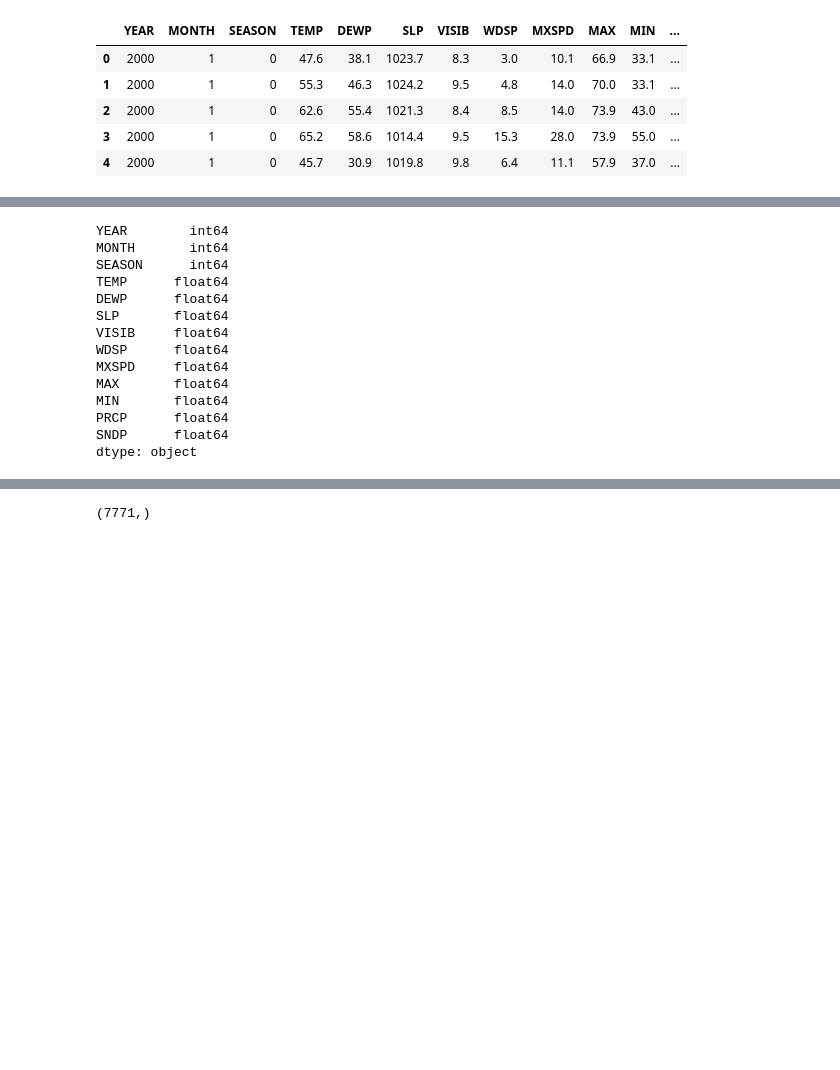
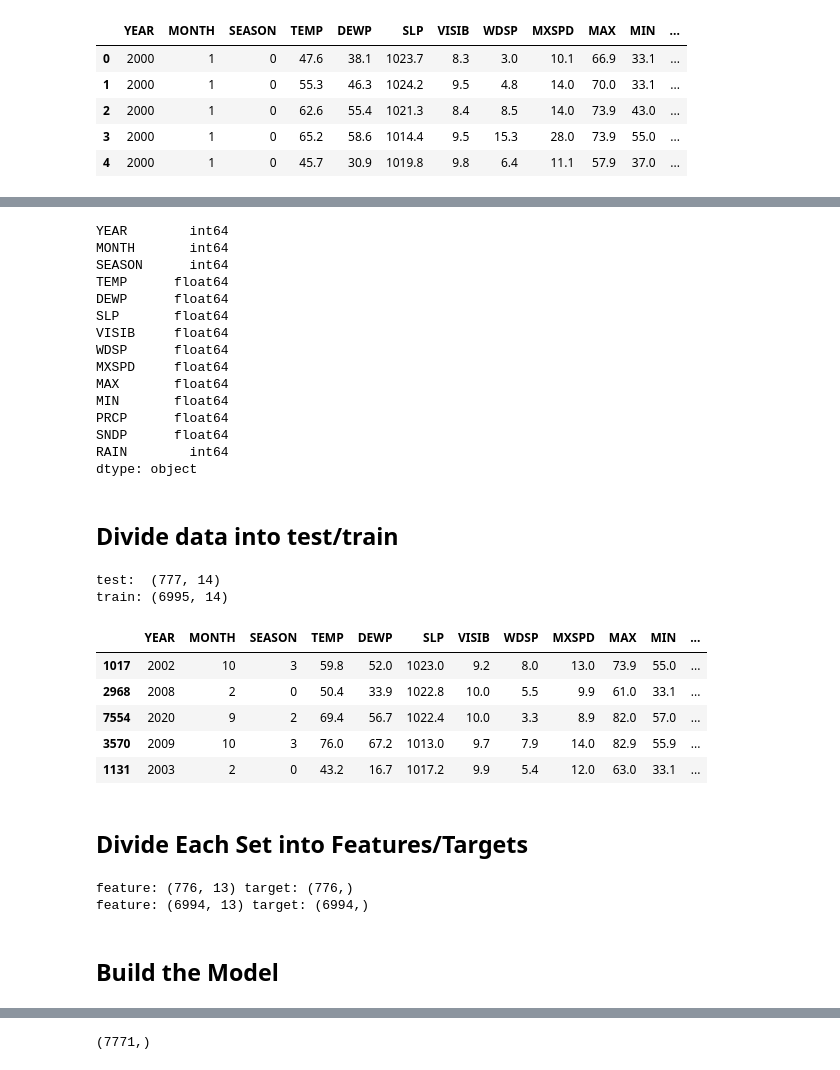
Before and after one commit to comp-machine-learning-spring2021/portfolio-krhablutzel, a Jupyter notebook: C-deep-learning/C-deep-learning.ipynb, the cells around one changed output, grey strips where cells are left out. Saved outputs shown, nothing was run; the diff lists cells and outputs as text; code cells hidden in the pictures; blank space fills up the shorter version.

Commit message:
restructuring deep learning project

```diff
--- a/C-deep-learning/C-deep-learning.ipynb
+++ b/C-deep-learning/C-deep-learning.ipynb
@@ -26,3 +32,7 @@ weather_pd.head()
 | 2 | 2000 | 1 | 0 | 62.6 | 55.4 | 1021.3 | 8.4 | 8.5 | 14.0 | 73.9 | 43.0 | ... |
 | 3 | 2000 | 1 | 0 | 65.2 | 58.6 | 1014.4 | 9.5 | 15.3 | 28.0 | 73.9 | 55.0 | ... |
 | 4 | 2000 | 1 | 0 | 45.7 | 30.9 | 1019.8 | 9.8 | 6.4 | 11.1 | 57.9 | 37.0 | ... |
+# %%
+# whether it rained that day
+# bool to int conversion: https://stackoverflow.com/questions/17506163/how-to-convert-a-boolean-array-to-an-int-array
+weather_pd['RAIN'] = (weather_pd['PRCP'] > 0).astype(int)
@@ -42,4 +61,44 @@ MAX       float64
 MIN       float64
 PRCP      float64
 SNDP      float64
+RAIN        int64
 dtype: object
+# %% [markdown]
+## Divide data into test/train
+# %%
+# adapted from original code in project 2
+def divide_data(weather):
+    '''divide dataset into two sets: 90% train and 10% test'''
+    n = weather.shape[0]
+
+    # shuffle data for test/train so no patterns
+    # https://stackoverflow.com/questions/29576430/shuffle-dataframe-rows
+    weather = shuffle(weather)
+
+    # take out 10% of the data for validation
+    # https://numpy.org/doc/stable/reference/random/generated/numpy.random.choice.html
+    ind_test = np.random.choice(n, size = n // 10, replace = False)
+    weather_test = weather.iloc[ind_test]
+
+    # take the other 90% for building the model
+    # https://stackoverflow.com/questions/27824075/accessing-numpy-array-elements-not-in-a-given-index-list
+    ind_train = [x for x in range(n) if x not in ind_test] # not in index
+    weather_train = weather.iloc[ind_train]
+
+    return weather_test, weather_train
+# %%
+weather_test, weather_train = divide_data(weather_pd)
+print("test: ", weather_test.shape)
+print("train:", weather_train.shape)
+weather_train.head()
+# %% [output]
+test:  (777, 14)
+train: (6995, 14)
+|  | YEAR | MONTH | SEASON | TEMP | DEWP | SLP | VISIB | WDSP | MXSPD | MAX | MIN | ... |
+| 1017 | 2002 | 10 | 3 | 59.8 | 52.0 | 1023.0 | 9.2 | 8.0 | 13.0 | 73.9 | 55.0 | ... |
+| 2968 | 2008 | 2 | 0 | 50.4 | 33.9 | 1022.8 | 10.0 | 5.5 | 9.9 | 61.0 | 33.1 | ... |
+| 7554 | 2020 | 9 | 2 | 69.4 | 56.7 | 1022.4 | 10.0 | 3.3 | 8.9 | 82.0 | 57.0 | ... |
+| 3570 | 2009 | 10 | 3 | 76.0 | 67.2 | 1013.0 | 9.7 | 7.9 | 14.0 | 82.9 | 55.9 | ... |
+| 1131 | 2003 | 2 | 0 | 43.2 | 16.7 | 1017.2 | 9.9 | 5.4 | 12.0 | 63.0 | 33.1 | ... |
+# %% [markdown]
+## Divide Each Set into Features/Targets
@@ -45,0 +116,11 @@ dtype: object
+# %%
+feature_test, target_test = separate_targets(weather_test)
+feature_train, target_train = separate_targets(weather_train)
+
+print("feature:", feature_test.shape, "target:", target_test.shape)
+print("feature:", feature_train.shape, "target:", target_train.shape)
+# %% [output]
+feature: (776, 13) target: (776,)
+feature: (6994, 13) target: (6994,)
+# %% [markdown]
+## Build the Model
```
Also changed, not shown: parts of 51 cells of this notebook, 2 other files.
